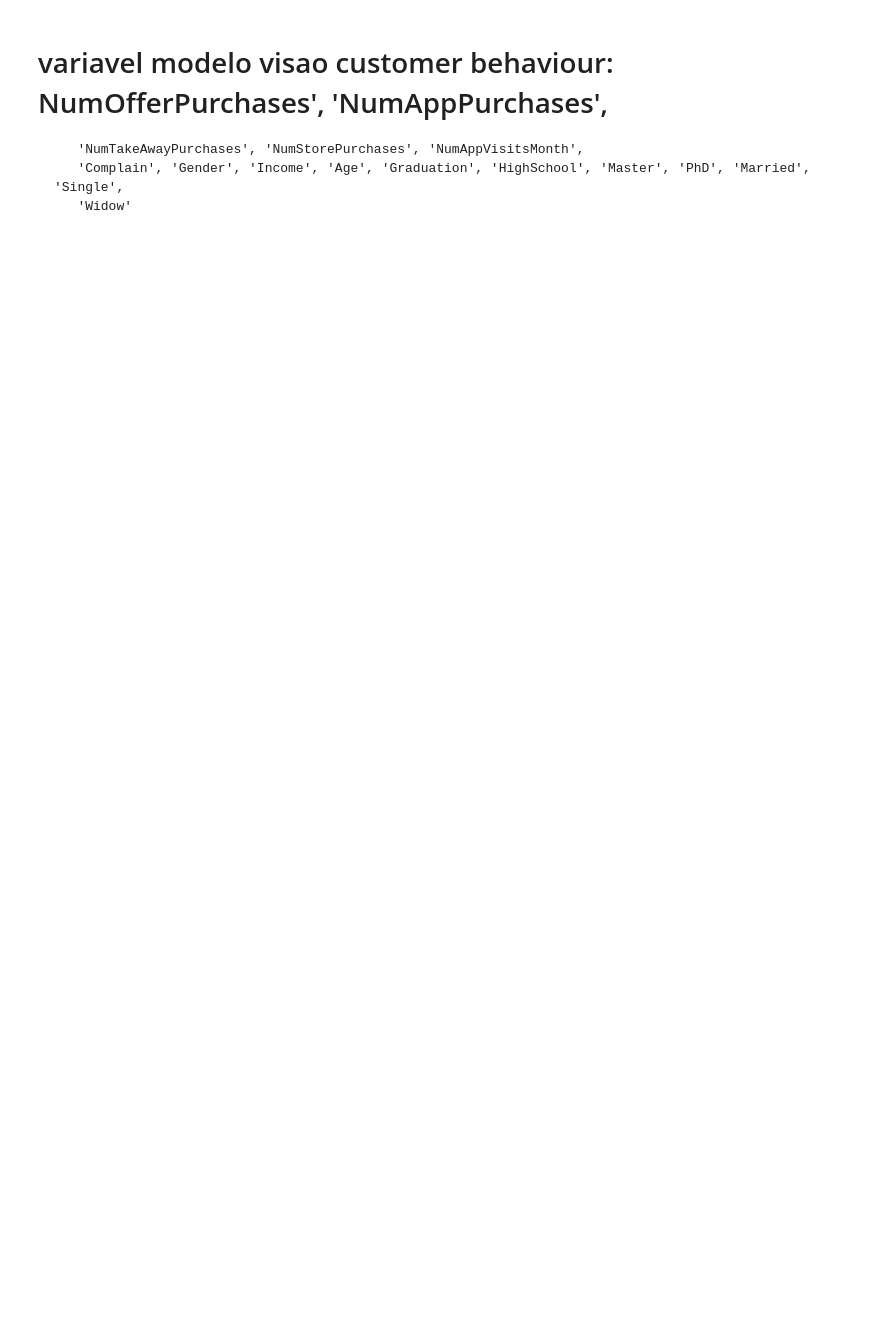
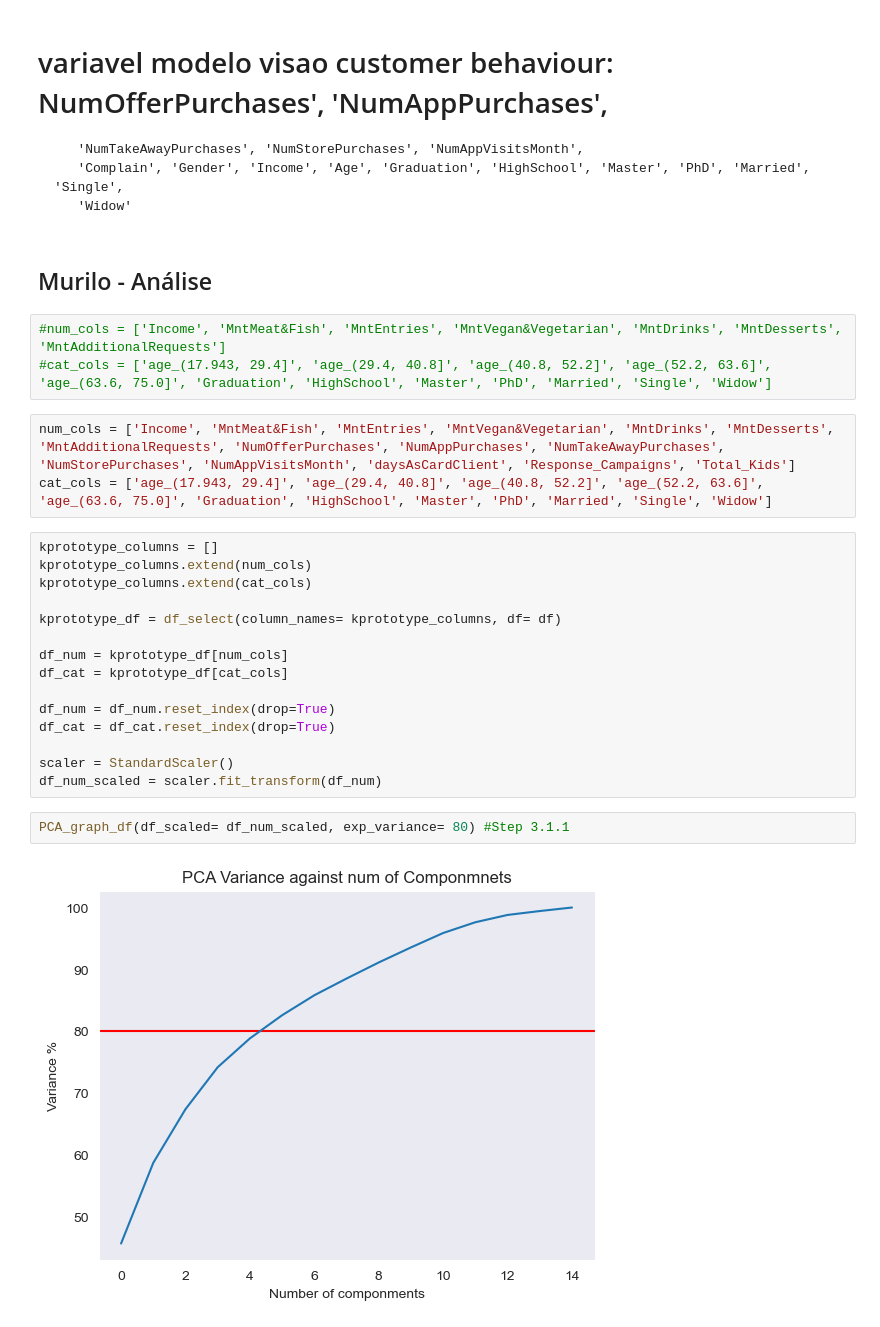
Before and after one commit to MikeOlhao/DSML_projeto, a Jupyter notebook: DSML_202223_Clusters_Group09_Notebook_semgraficos.ipynb, the cells around one changed output. Saved outputs shown, nothing was run; the diff lists cells and outputs as text; blank space fills up the shorter version.

```diff
--- a/DSML_202223_Clusters_Group09_Notebook_semgraficos.ipynb
+++ b/DSML_202223_Clusters_Group09_Notebook_semgraficos.ipynb
@@ -578,3 +965,30 @@ plt.legend()
        'NumTakeAwayPurchases', 'NumStorePurchases', 'NumAppVisitsMonth',
        'Complain', 'Gender', 'Income', 'Age', 'Graduation', 'HighSchool', 'Master', 'PhD', 'Married', 'Single',
        'Widow'
+# %% [markdown]
+## Murilo - Análise
+# %%
+#num_cols = ['Income', 'MntMeat&Fish', 'MntEntries', 'MntVegan&Vegetarian', 'MntDrinks', 'MntDesserts', 'MntAdditionalRequests']
+#cat_cols = ['age_(17.943, 29.4]', 'age_(29.4, 40.8]', 'age_(40.8, 52.2]', 'age_(52.2, 63.6]', 'age_(63.6, 75.0]', 'Graduation', 'HighSchool', 'Master', 'PhD', 'Married', 'Single', 'Widow']
+# %%
+num_cols = ['Income', 'MntMeat&Fish', 'MntEntries', 'MntVegan&Vegetarian', 'MntDrinks', 'MntDesserts', 'MntAdditionalRequests', 'NumOfferPurchases', 'NumAppPurchases', 'NumTakeAwayPurchases', 'NumStorePurchases', 'NumAppVisitsMonth', 'daysAsCardClient', 'Response_Campaigns', 'Total_Kids']
+cat_cols = ['age_(17.943, 29.4]', 'age_(29.4, 40.8]', 'age_(40.8, 52.2]', 'age_(52.2, 63.6]', 'age_(63.6, 75.0]', 'Graduation', 'HighSchool', 'Master', 'PhD', 'Married', 'Single', 'Widow']
+# %%
+kprototype_columns = []
+kprototype_columns.extend(num_cols)
+kprototype_columns.extend(cat_cols)
+
+kprototype_df = df_select(column_names= kprototype_columns, df= df)
+
+df_num = kprototype_df[num_cols]
+df_cat = kprototype_df[cat_cols]
+
+df_num = df_num.reset_index(drop=True)
+df_cat = df_cat.reset_index(drop=True)
+
+scaler = StandardScaler()
+df_num_scaled = scaler.fit_transform(df_num)
+# %%
+PCA_graph_df(df_scaled= df_num_scaled, exp_variance= 80) #Step 3.1.1
+# %% [output]
+[figure, added]
```
Also changed, not shown: parts of 49 cells of this notebook.
